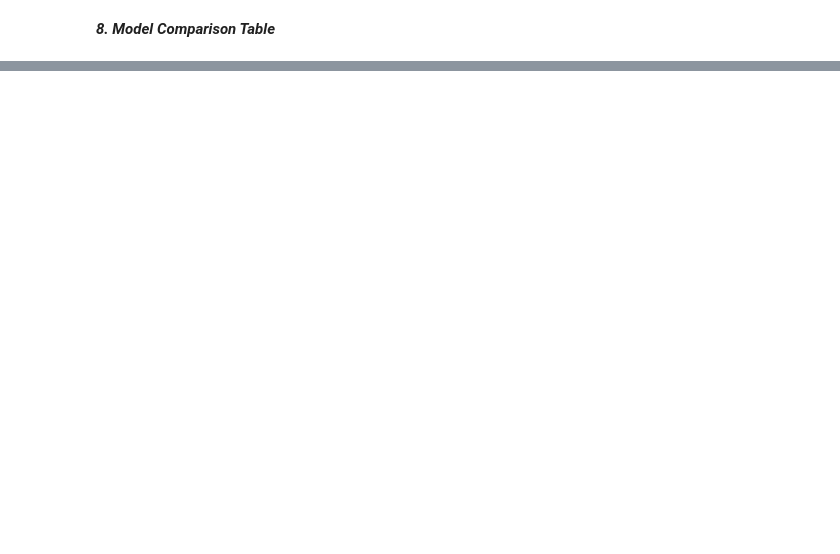
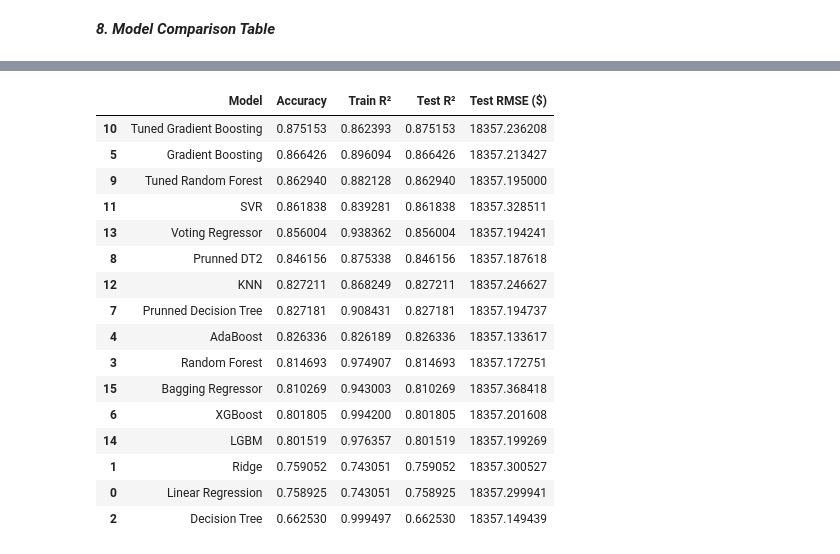
Before and after one commit to lochanrai/Medical-Insurance-Prediction-Project, a Jupyter notebook: MedicalInsurancePrediction.ipynb, the cells around one changed output, grey strips where cells are left out. Saved outputs shown, nothing was run; the diff lists cells and outputs as text; code cells hidden in the pictures; blank space fills up the shorter version.

```diff
--- a/MedicalInsurancePrediction.ipynb
+++ b/MedicalInsurancePrediction.ipynb
@@ -577,0 +717,10 @@ Testing Data : R² = 80.46%, Adjusted R² = 80.09%, RMSE = 0.4501
+# %%
+# Create the Bagging Regressor
+bagging_regressor = BaggingRegressor(
+    estimator=base_regressor,  # Updated parameter name
+    n_estimators=90,          # Number of base estimators
+    max_samples=0.8,          # Fraction of samples to use for each base estimator
+    max_features=0.8,         # Fraction of features to use for each base estimator
+    random_state=42,
+    n_jobs=-1                 # Use all available cores
+)
@@ -670,0 +800,10 @@ vif.sort_values(by="Variance Inflation Factor", ascending=False)
+# %%
+tuned_RF = RandomForestRegressor(max_depth=5,oob_score= True)
+
+evaluate_model_performance(
+    model=tuned_RF,
+    x_train=x_train_standardized,
+    y_train=y_train_standardized,
+    x_test=x_test_standardized,
+    y_test=y_test_standardized
+)
@@ -702,0 +920,28 @@ ValueError: All arrays must be of the same length
+# %%
+for name, candidate in candidates.items():
+    candidate.fit(x_train_standardized, y_train_standardized)
+    train_pred = candidate.predict(x_train_standardized)
+    test_pred = candidate.predict(x_test_standardized)
+
+    results.append({
+        "Model": name,
+        "Accuracy" : candidate.score(x_test_standardized,y_test_standardized),
+
+        "Train R²": r2_score(y_train_standardized, train_pred),
+        "Test R²": r2_score(y_test_standardized, test_pred),
+        #"Training Score Adjusted R2":training_scores_adj_r2,
+        #"Training Score RMSE":training_scores_rmse,
+
+        #"Testing Score Adjusted R2":testing_scores_adj_r2,
+        #"Testing Score RMSE":testing_scores_rmse,
+        "Test RMSE ($)": np.sqrt(mean_squared_error(y_test, test_pred)),
+
+
+
+    })
+
+results_df = pd.DataFrame(results).sort_values(
+    by="Test R²", ascending=False
+)
+results_df
+# %% [output]
@@ -703,2 +965,19 @@ ValueError: All arrays must be of the same length
+|  | Model | Accuracy | Train R² | Test R² | Test RMSE ($) |
+| 10 | Tuned Gradient Boosting | 0.875153 | 0.862393 | 0.875153 | 18357.236208 |
+| 5 | Gradient Boosting | 0.866426 | 0.896094 | 0.866426 | 18357.213427 |
+| 9 | Tuned Random Forest | 0.862940 | 0.882128 | 0.862940 | 18357.195000 |
+| 11 | SVR | 0.861838 | 0.839281 | 0.861838 | 18357.328511 |
+| 13 | Voting Regressor | 0.856004 | 0.938362 | 0.856004 | 18357.194241 |
+| 8 | Prunned DT2 | 0.846156 | 0.875338 | 0.846156 | 18357.187618 |
+| 12 | KNN | 0.827211 | 0.868249 | 0.827211 | 18357.246627 |
+| 7 | Prunned Decision Tree | 0.827181 | 0.908431 | 0.827181 | 18357.194737 |
+| 4 | AdaBoost | 0.826336 | 0.826189 | 0.826336 | 18357.133617 |
+| 3 | Random Forest | 0.814693 | 0.974907 | 0.814693 | 18357.172751 |
+| 15 | Bagging Regressor | 0.810269 | 0.943003 | 0.810269 | 18357.368418 |
+| 6 | XGBoost | 0.801805 | 0.994200 | 0.801805 | 18357.201608 |
+| 14 | LGBM | 0.801519 | 0.976357 | 0.801519 | 18357.199269 |
+| 1 | Ridge | 0.759052 | 0.743051 | 0.759052 | 18357.300527 |
+| 0 | Linear Regression | 0.758925 | 0.743051 | 0.758925 | 18357.299941 |
+| 2 | Decision Tree | 0.662530 | 0.999497 | 0.662530 | 18357.149439 |
 # %%
 # Plotting bar chart for training and testing scores
```
Also changed, not shown: parts of 65 cells of this notebook, 4 other files.
